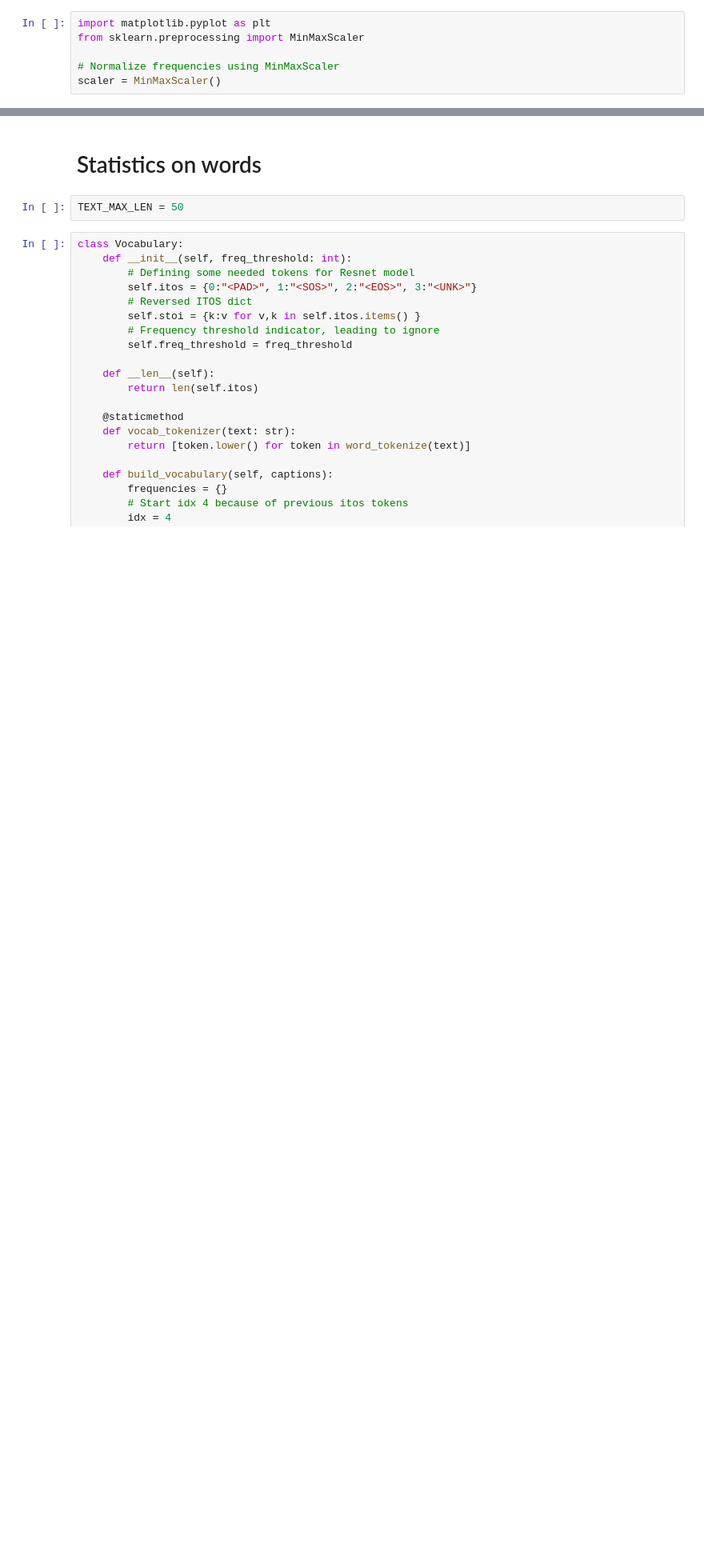
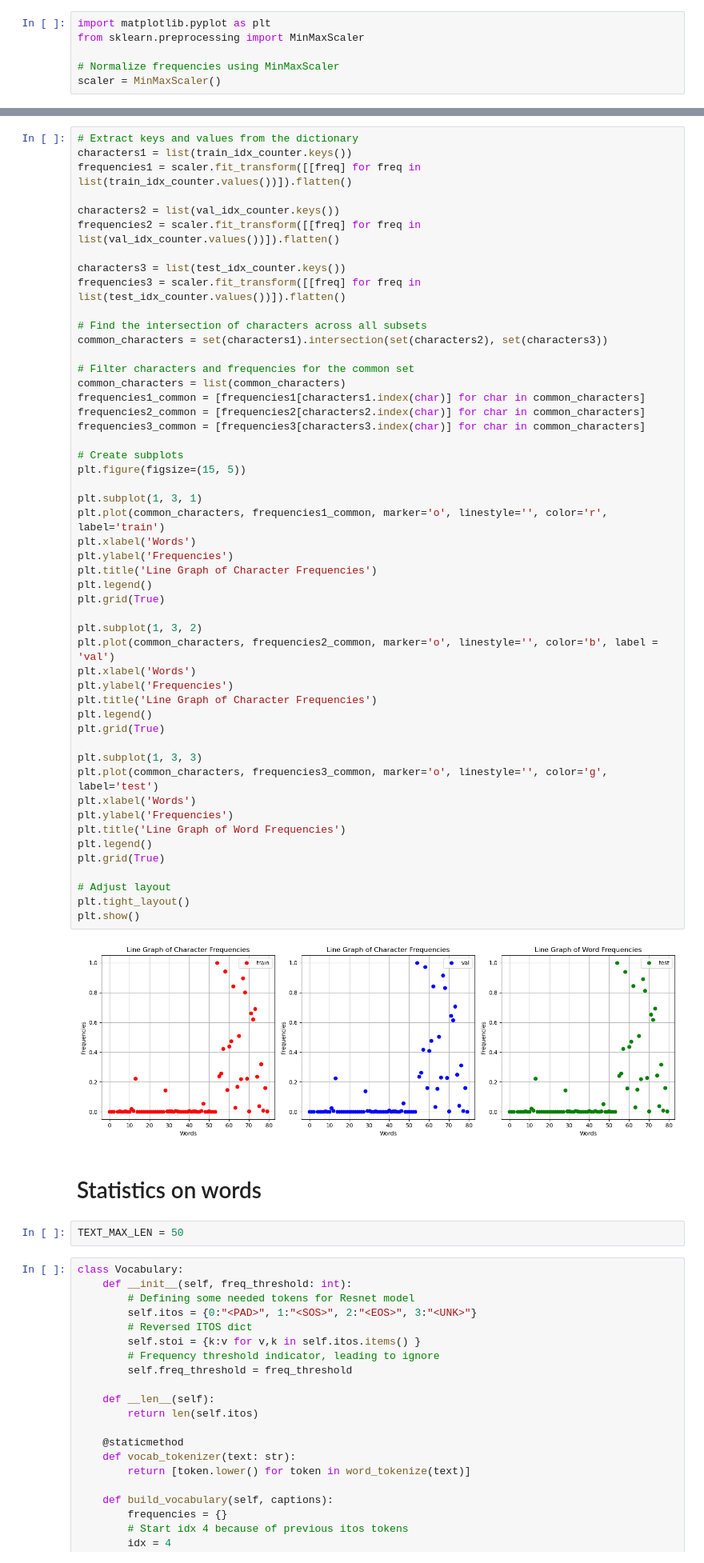
Before and after one commit to adriangar8/vision_learning_project3, a Jupyter notebook: Flickr8k Data Preparation.ipynb, the cells around one changed output, grey strips where cells are left out. Shown at 80% size. Saved outputs shown, nothing was run; the diff lists cells and outputs as text; blank space fills up the shorter version.

```diff
--- a/Flickr8k Data Preparation.ipynb
+++ b/Flickr8k Data Preparation.ipynb
@@ -310,3 +310,55 @@ plt.show()
+# %%
+# Extract keys and values from the dictionary
+characters1 = list(train_idx_counter.keys())
+frequencies1 = scaler.fit_transform([[freq] for freq in list(train_idx_counter.values())]).flatten()
+
+characters2 = list(val_idx_counter.keys())
+frequencies2 = scaler.fit_transform([[freq] for freq in list(val_idx_counter.values())]).flatten()
+
+characters3 = list(test_idx_counter.keys())
+frequencies3 = scaler.fit_transform([[freq] for freq in list(test_idx_counter.values())]).flatten()
+
+# Find the intersection of characters across all subsets
+common_characters = set(characters1).intersection(set(characters2), set(characters3))
+
+# Filter characters and frequencies for the common set
+common_characters = list(common_characters)
+frequencies1_common = [frequencies1[characters1.index(char)] for char in common_characters]
+frequencies2_common = [frequencies2[characters2.index(char)] for char in common_characters]
+frequencies3_common = [frequencies3[characters3.index(char)] for char in common_characters]
+
+# Create subplots
+plt.figure(figsize=(15, 5))
+
+plt.subplot(1, 3, 1)
+plt.plot(common_characters, frequencies1_common, marker='o', linestyle='', color='r', label='train')
+plt.xlabel('Words')
+plt.ylabel('Frequencies')
+plt.title('Line Graph of Character Frequencies')
+plt.legend()
+plt.grid(True)
+
+plt.subplot(1, 3, 2)
+plt.plot(common_characters, frequencies2_common, marker='o', linestyle='', color='b', label = 'val')
+plt.xlabel('Words')
+plt.ylabel('Frequencies')
+plt.title('Line Graph of Character Frequencies')
+plt.legend()
+plt.grid(True)
+
+plt.subplot(1, 3, 3)
+plt.plot(common_characters, frequencies3_common, marker='o', linestyle='', color='g', label='test')
+plt.xlabel('Words')
+plt.ylabel('Frequencies')
+plt.title('Line Graph of Word Frequencies')
+plt.legend()
+plt.grid(True)
+
+# Adjust layout
+plt.tight_layout()
+plt.show()
+# %% [output]
+[figure, added]
 # %% [markdown]
 # Statistics on words
 # %%
```
Also changed, not shown: parts of 3 cells of this notebook.
